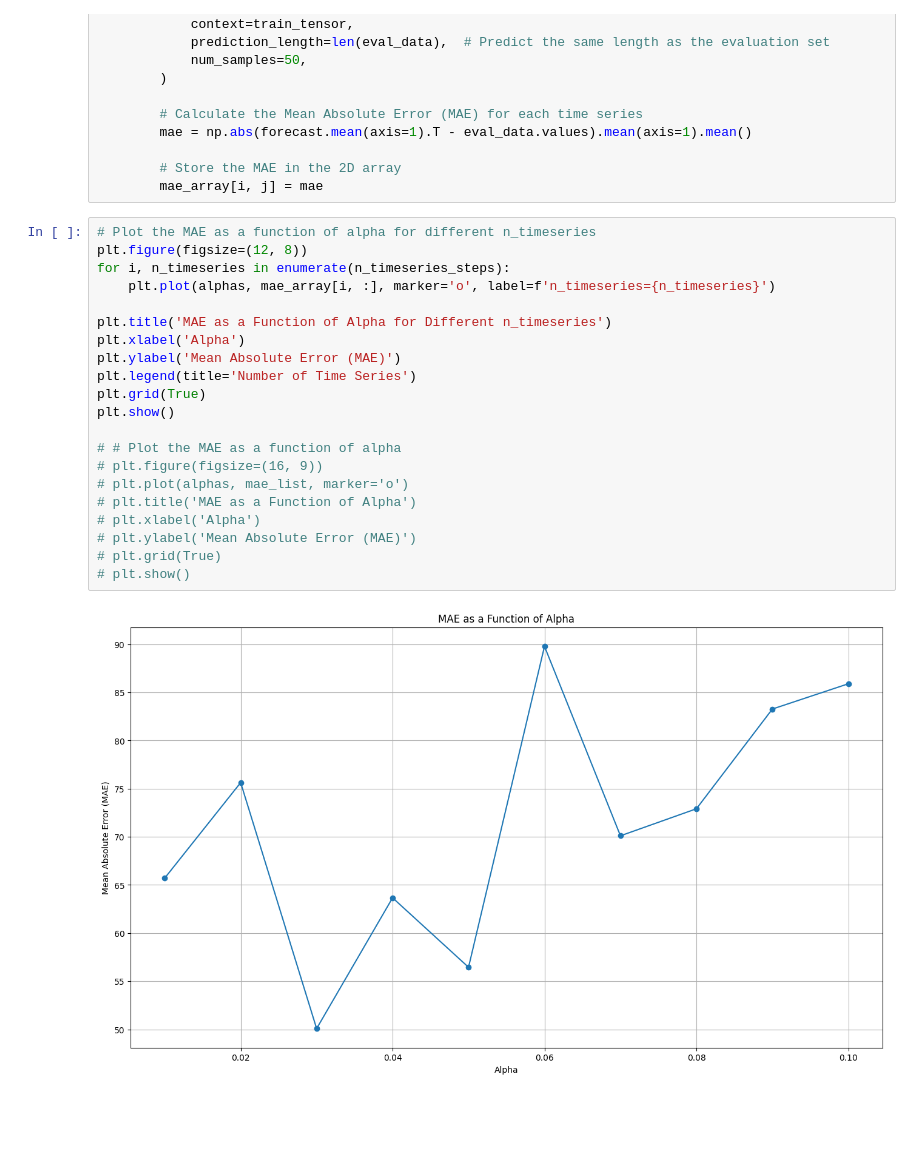
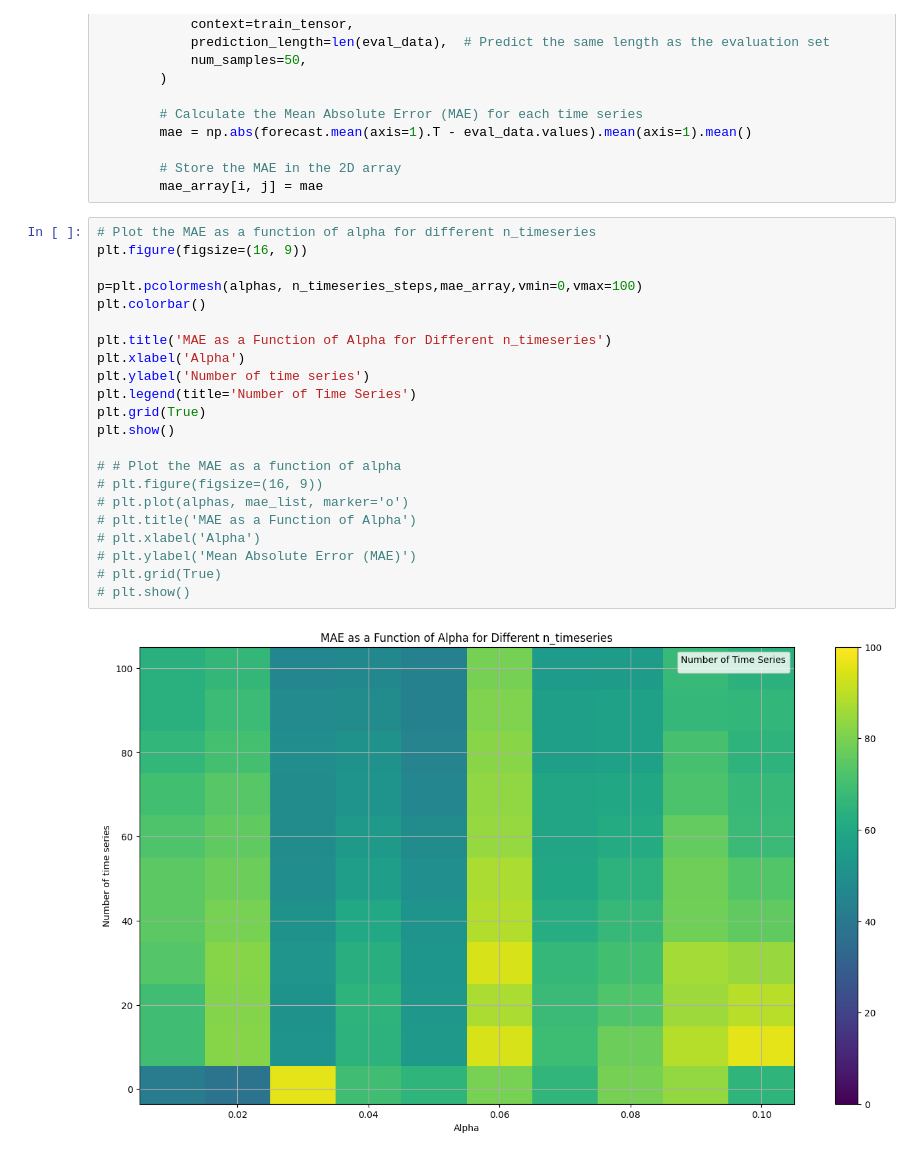
Before and after one commit to bradlipovsky/chronos-test, a Jupyter notebook: Step_4_Forecast_Length_test.ipynb, the cells around one changed output. Drawn from its saved outputs; the diff is of its cells as text; blank space fills up the shorter version.

```diff
--- a/Step_4_Forecast_Length_test.ipynb
+++ b/Step_4_Forecast_Length_test.ipynb
@@ -60,24 +60,25 @@ for i, n_timeseries in tqdm(enumerate(n_timeseries_steps)):
         mae_array[i, j] = mae
 # %%
 # Plot the MAE as a function of alpha for different n_timeseries
-plt.figure(figsize=(12, 8))
-for i, n_timeseries in enumerate(n_timeseries_steps):
-    plt.plot(alphas, mae_array[i, :], marker='o', label=f'n_timeseries={n_timeseries}')
+plt.figure(figsize=(16, 9))
+
+p=plt.pcolormesh(alphas, n_timeseries_steps,mae_array,vmin=0,vmax=100)
+plt.colorbar()
 
 plt.title('MAE as a Function of Alpha for Different n_timeseries')
 plt.xlabel('Alpha')
-plt.ylabel('Mean Absolute Error (MAE)')
+plt.ylabel('Number of time series')
 plt.legend(title='Number of Time Series')
 plt.grid(True)
 plt.show()
 
 # # Plot the MAE as a function of alpha
 # plt.figure(figsize=(16, 9))
 # plt.plot(alphas, mae_list, marker='o')
 # plt.title('MAE as a Function of Alpha')
 # plt.xlabel('Alpha')
 # plt.ylabel('Mean Absolute Error (MAE)')
 # plt.grid(True)
 # plt.show()
 # %% [output]
-[figure, old version]
+[figure, new version]
```
Also changed, not shown: 1 other file.
